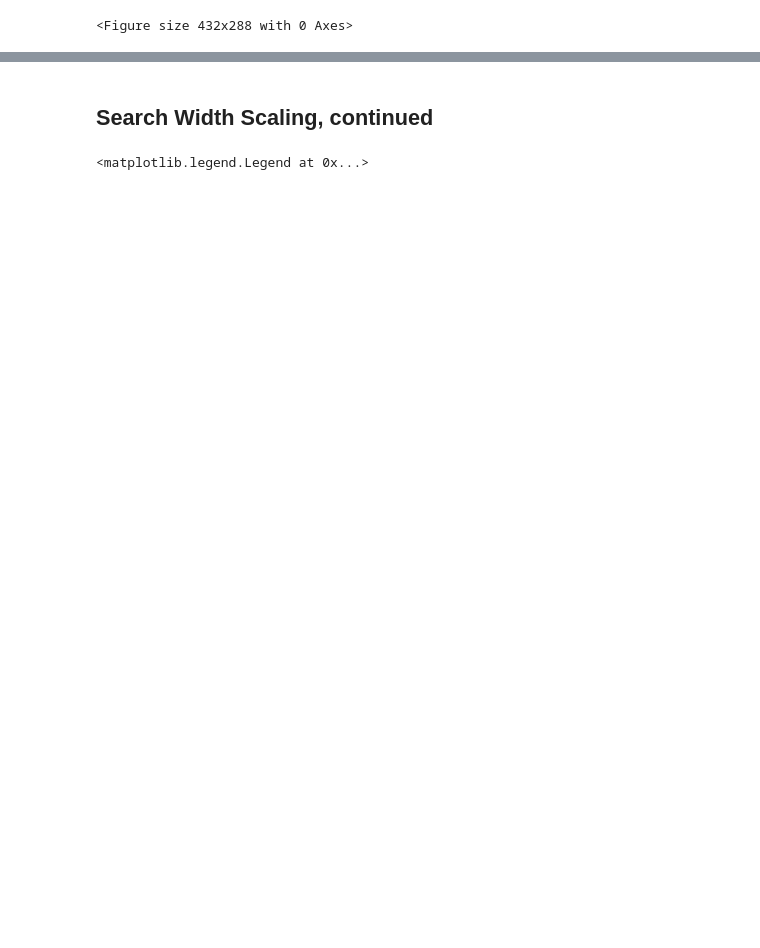
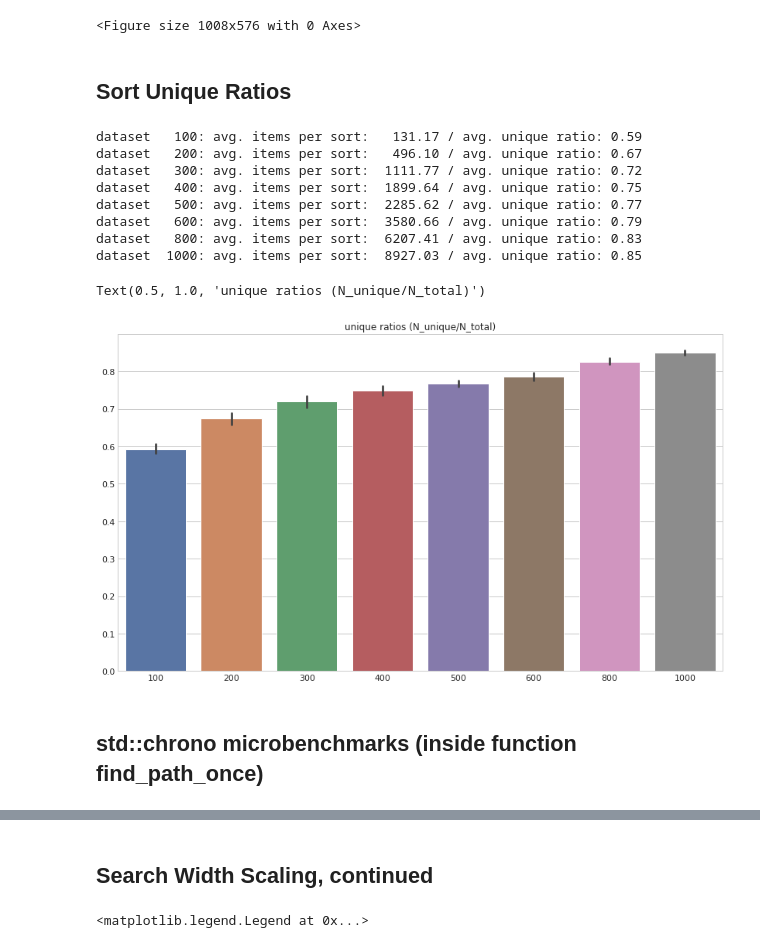
Before and after one commit to maxf-at/findpath_cpp, a Jupyter notebook: benchmarks/sw_scaling_result.ipynb, the cells around one changed output, grey strips where cells are left out. Saved outputs shown, nothing was run; the diff lists cells and outputs as text; code cells hidden in the pictures; blank space fills up the shorter version.

```diff
--- a/benchmarks/sw_scaling_result.ipynb
+++ b/benchmarks/sw_scaling_result.ipynb
@@ -1,22 +1,87 @@
 # %%
 import random
 import string
-
 import numpy as np
 import pandas as pd
 import os
 import sys
 import subprocess
 import matplotlib.pyplot as plt
+import re
 
 import seaborn as sns
 sns.set_theme()
 sns.set_style("white")
 sns.despine()
-sns.set(rc={'figure.figsize':(16,10)})
+sns.set(rc={'figure.figsize':(14,8)})
 plt.style.use('seaborn-whitegrid')
 
 import RNA
 from helper import print_moves
 # %% [output]
-<Figure size 432x288 with 0 Axes>
+<Figure size 1008x576 with 0 Axes>
+# %% [markdown]
+## Sort Unique Ratios
+# %%
+
+filenames = [
+    "./unique_results/100.txt",
+    "./unique_results/200.txt",
+    "./unique_results/300.txt",
+    "./unique_results/400.txt",
+    "./unique_results/500.txt",
+    "./unique_results/600.txt",
+    "./unique_results/800.txt",
+    "./unique_results/1000.txt",
+]
+
+df = dict()
+for filename in filenames:
+    all_ratios = []
+    all_items = []
+    with open (filename, "r") as f:
+        current_sequence = []
+        for n, line in enumerate(f):
+            if n==0: continue
+            line = line.strip()
+            if line[0] == "i":
+                # only consider top 10%
+                # current_sequence.sort(key=lambda x:-x[1])
+                # length = len(current_sequence)
+                # current_sequence = current_sequence[0:int(length/10)]
+
+                unique_ratio = [x[2] for x in current_sequence] # unique ratio
+                unique_ratio = np.mean(unique_ratio)
+
+                items = [x[1] for x in current_sequence]
+                n_total = np.mean(items)
+
+                all_ratios.append(unique_ratio)
+                all_items.append(n_total)
+                current_sequence = []
+            else:
+                line = line.split()
+                current_sequence.append((int(line[1]), int(line[3]), int(line[1])/int(line[3])))
+
+
+    filename = re.findall("\d+", filename)[0] # extract integer
+    print (f"dataset {filename:>5}: avg. items per sort: {np.mean(all_items):8.2f} / avg. unique ratio: {np.mean(all_ratios):2.2f}")
+    df[filename] = all_ratios
+
+
+df = pd.DataFrame.from_dict(df)
+sns.barplot(data=df)
+plt.title("unique ratios (N_unique/N_total)")
+# %% [output]
+dataset   100: avg. items per sort:   131.17 / avg. unique ratio: 0.59
+dataset   200: avg. items per sort:   496.10 / avg. unique ratio: 0.67
+dataset   300: avg. items per sort:  1111.77 / avg. unique ratio: 0.72
+dataset   400: avg. items per sort:  1899.64 / avg. unique ratio: 0.75
+dataset   500: avg. items per sort:  2285.62 / avg. unique ratio: 0.77
+dataset   600: avg. items per sort:  3580.66 / avg. unique ratio: 0.79
+dataset   800: avg. items per sort:  6207.41 / avg. unique ratio: 0.83
+dataset  1000: avg. items per sort:  8927.03 / avg. unique ratio: 0.85
+Text(0.5, 1.0, 'unique ratios (N_unique/N_total)')
+[figure, added]
+# %% [markdown]
+## std::chrono microbenchmarks (inside function find_path_once)
```
Also changed, not shown: parts of 7 cells of this notebook, 48 other files.
